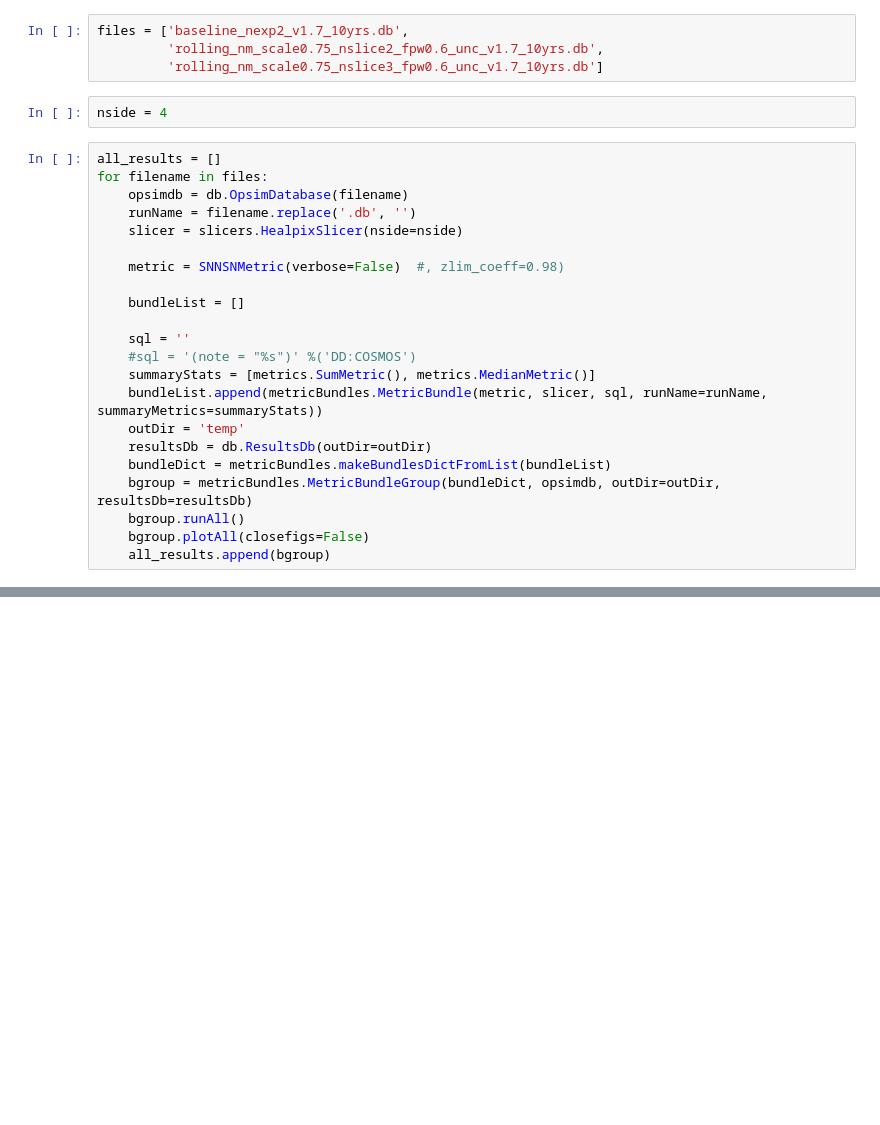
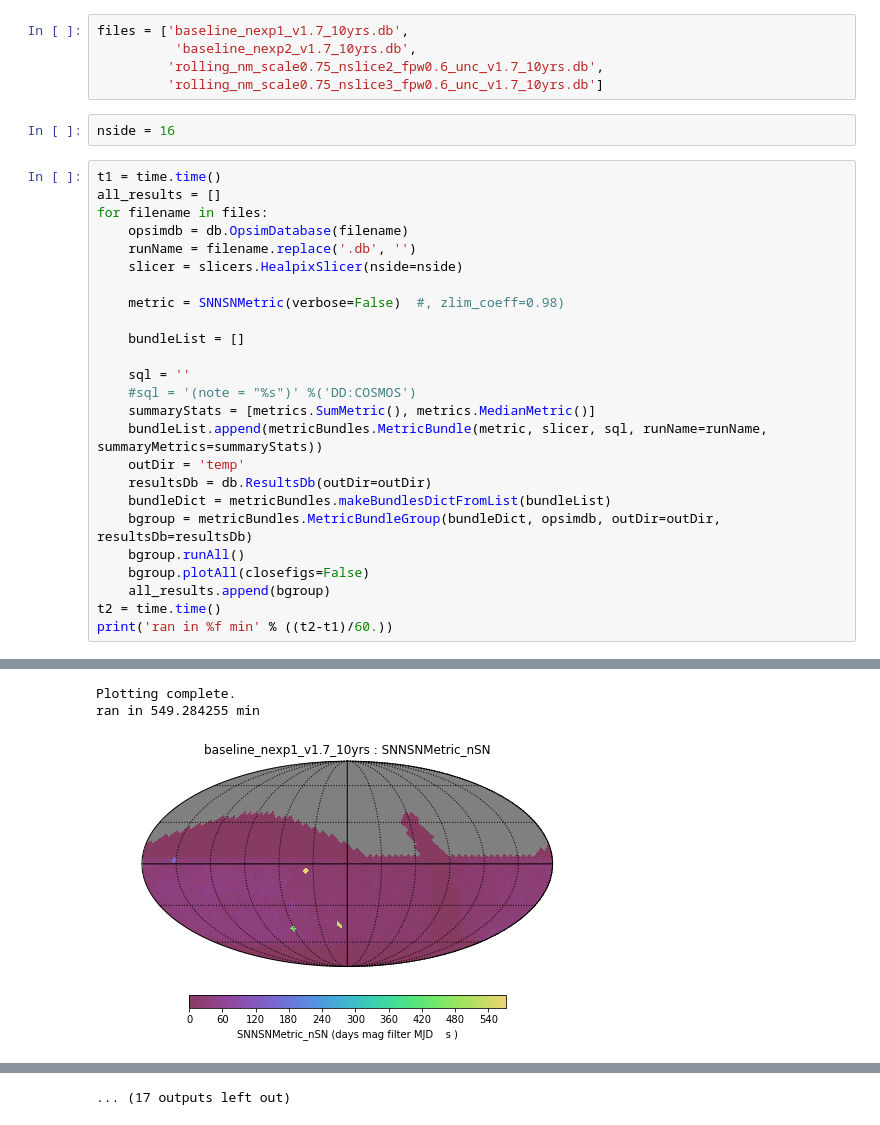
Before and after one commit to lsst-sims/sims_featureScheduler_runs1.7, a Jupyter notebook: technical/roll_weight_tune/sne_check.ipynb, the cells around one changed output, grey strips where cells are left out. Saved outputs shown, nothing was run; the diff lists cells and outputs as text; blank space fills up the shorter version.

```diff
--- a/technical/roll_weight_tune/sne_check.ipynb
+++ b/technical/roll_weight_tune/sne_check.ipynb
@@ -11,10 +12,12 @@ import healpy as hp
 # %%
-files = ['baseline_nexp2_v1.7_10yrs.db',
+files = ['baseline_nexp1_v1.7_10yrs.db',
+          'baseline_nexp2_v1.7_10yrs.db',
          'rolling_nm_scale0.75_nslice2_fpw0.6_unc_v1.7_10yrs.db',
          'rolling_nm_scale0.75_nslice3_fpw0.6_unc_v1.7_10yrs.db']
 # %%
-nside = 4
+nside = 16
 # %%
+t1 = time.time()
 all_results = []
 for filename in files:
     opsimdb = db.OpsimDatabase(filename)
@@ -36,4 +39,6 @@ for filename in files:
     bgroup.runAll()
     bgroup.plotAll(closefigs=False)
     all_results.append(bgroup)
+t2 = time.time()
+print('ran in %f min' % ((t2-t1)/60.))
 # %% [output]
@@ -51,0 +124,3 @@ NameError: name 'metrics' is not defined
+Plotting complete.
+ran in 549.284255 min
+[figure, added]
@@ -51,0 +133 @@ NameError: name 'metrics' is not defined
+... (17 outputs left out)
```
Also changed, not shown: parts of 4 cells of this notebook.
